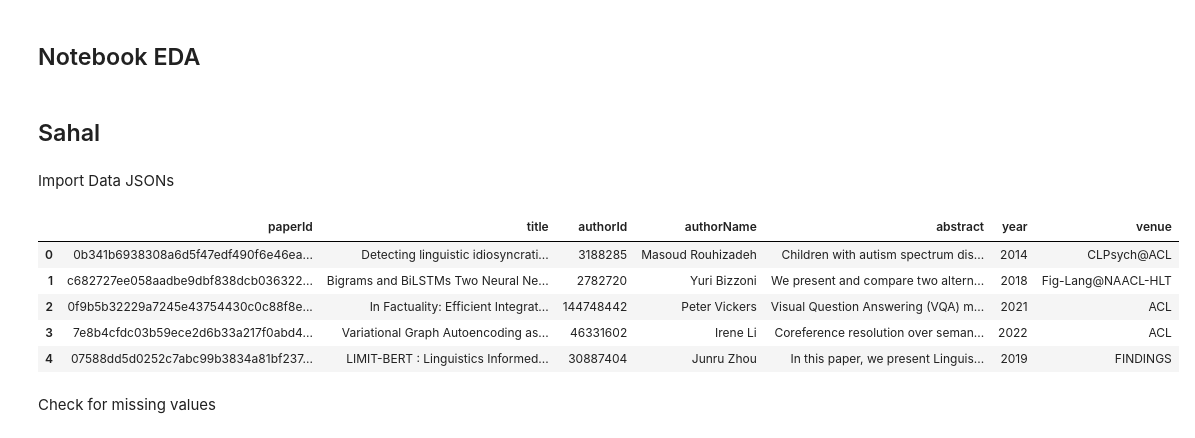
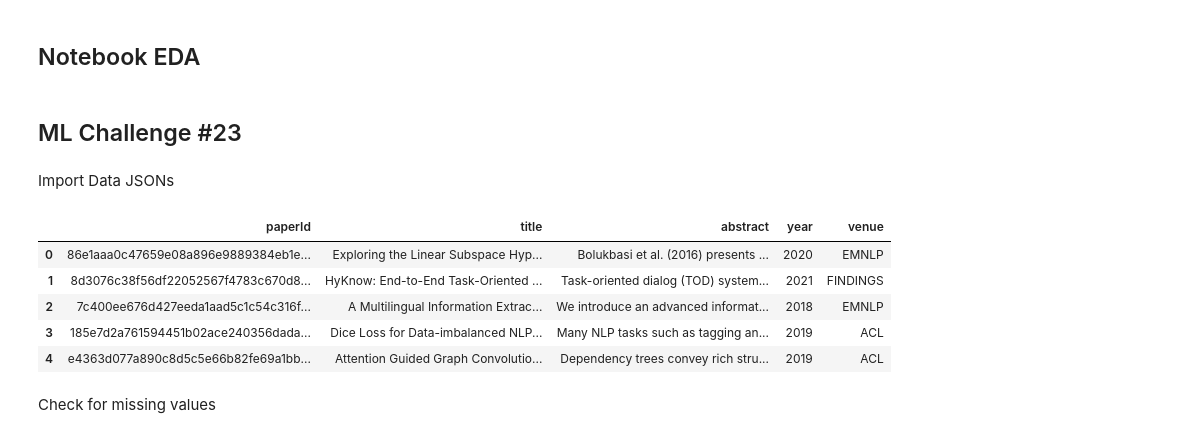
Before and after one commit to wvanelteren/authorship-prediction, a Jupyter notebook: Notebook.ipynb, the cells around one changed output. Drawn from its saved outputs; the diff is of its cells as text; code cells hidden in the pictures.

```diff
--- a/Notebook.ipynb
+++ b/Notebook.ipynb
@@ -1,23 +1,26 @@
 # %% [markdown]
 ## Notebook EDA
-# %% [markdown]
-## Sahal
+# %% [markdown]
+## ML Challenge #23
 # %% [markdown]
 Import Data JSONs
 # %%
 import json
 import pandas as pd
 
 import pandas as pd
 train_df = pd.read_json ("data/train.json")
 train_df.head()
+
+test_df = pd.read_json ("data/test.json")
+test_df.head()
 # %% [output]
-|  | paperId | title | authorId | authorName | abstract | year | venue |
-| 0 | 0b341b6938308a6d5f47edf490f6e46ea... | Detecting linguistic idiosyncrati... | 3188285 | Masoud Rouhizadeh | Children with autism spectrum dis... | 2014 | CLPsych@ACL |
-| 1 | c682727ee058aadbe9dbf838dcb036322... | Bigrams and BiLSTMs Two Neural Ne... | 2782720 | Yuri Bizzoni | We present and compare two altern... | 2018 | Fig-Lang@NAACL-HLT |
-| 2 | 0f9b5b32229a7245e43754430c0c88f8e... | In Factuality: Efficient Integrat... | 144748442 | Peter Vickers | Visual Question Answering (VQA) m... | 2021 | ACL |
-| 3 | 7e8b4cfdc03b59ece2d6b33a217f0abd4... | Variational Graph Autoencoding as... | 46331602 | Irene Li | Coreference resolution over seman... | 2022 | ACL |
-| 4 | 07588dd5d0252c7abc99b3834a81bf237... | LIMIT-BERT : Linguistics Informed... | 30887404 | Junru Zhou | In this paper, we present Linguis... | 2019 | FINDINGS |
+|  | paperId | title | abstract | year | venue |
+| 0 | 86e1aaa0c47659e08a896e9889384eb1e... | Exploring the Linear Subspace Hyp... | Bolukbasi et al. (2016) presents ... | 2020 | EMNLP |
+| 1 | 8d3076c38f56df22052567f4783c670d8... | HyKnow: End-to-End Task-Oriented ... | Task-oriented dialog (TOD) system... | 2021 | FINDINGS |
+| 2 | 7c400ee676d427eeda1aad5c1c54c316f... | A Multilingual Information Extrac... | We introduce an advanced informat... | 2018 | EMNLP |
+| 3 | 185e7d2a761594451b02ace240356dada... | Dice Loss for Data-imbalanced NLP... | Many NLP tasks such as tagging an... | 2019 | ACL |
+| 4 | e4363d077a890c8d5c5e66b82fe69a1bb... | Attention Guided Graph Convolutio... | Dependency trees convey rich stru... | 2019 | ACL |
 # %% [markdown]
 Check for missing values
 # %%
```
Also changed, not shown: parts of 13 cells of this notebook, 1 other file.
